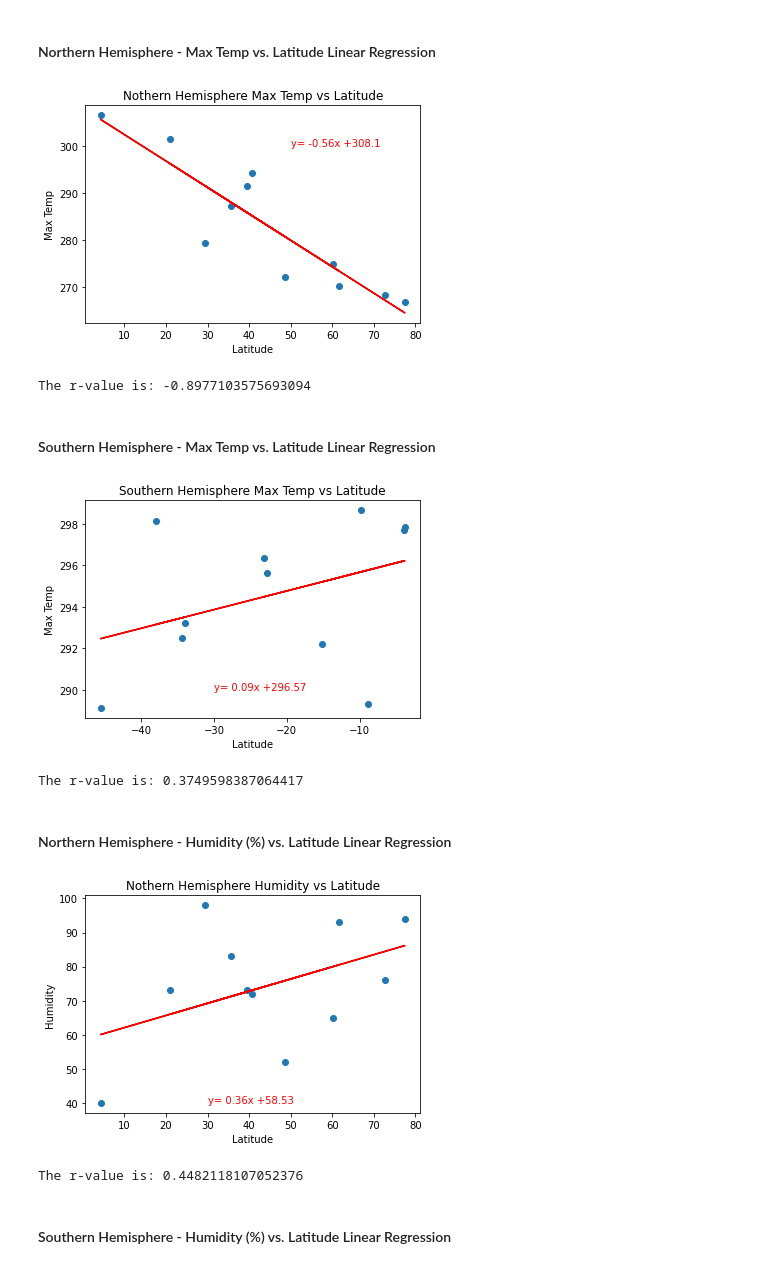
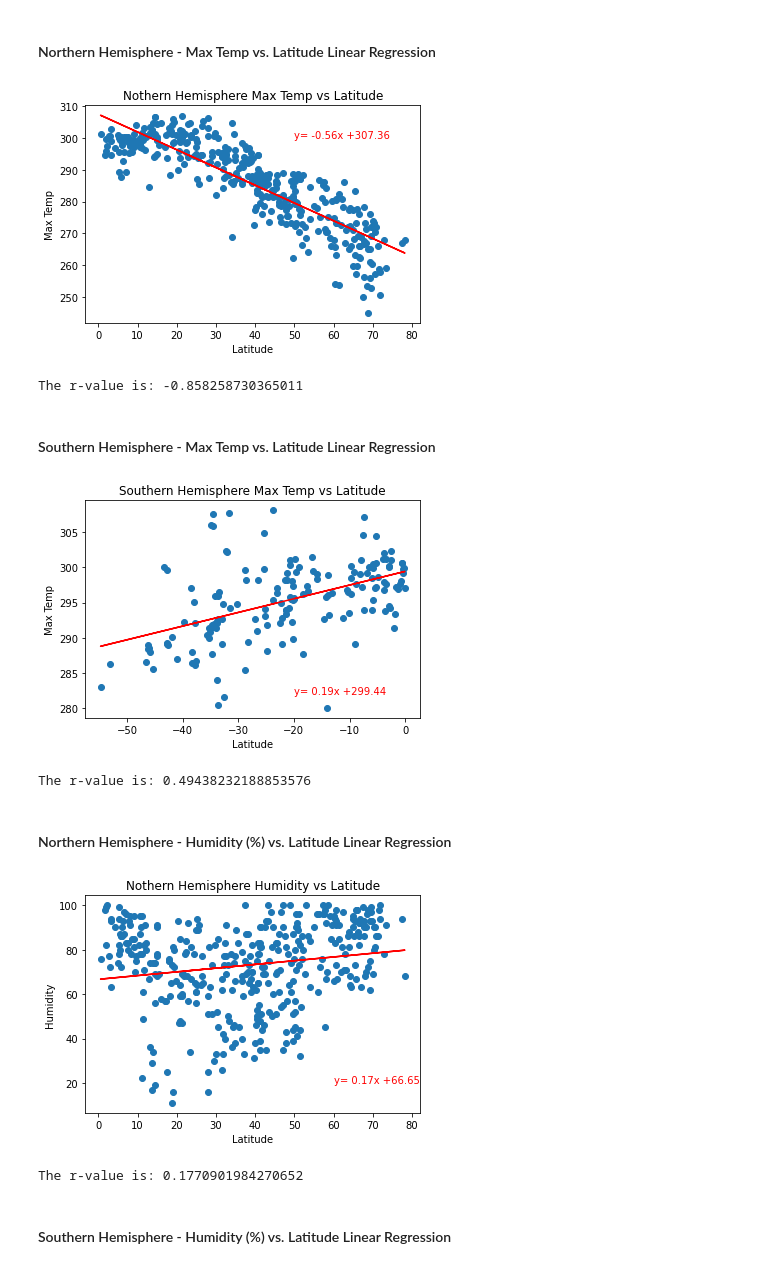
Before and after one commit to mandie021/python-api-challenge, a Jupyter notebook: WeatherPy.ipynb, the cells around one changed output. Cells and saved outputs as stored; diff of their text form; code cells hidden in the pictures.

```diff
--- a/WeatherPy.ipynb
+++ b/WeatherPy.ipynb
@@ -112,7 +112,7 @@ weather = []
 print("Beginning Data Retrieval")
 print("-----------------------------")
 #for loop for data with try "processing Record" and except "City not found. Skipping..."#
-for city in cities[:25]:
+for city in cities:
     query_url = url + city + "&appid=" + weather_api_key
     #get weather data
     response = requests.get(query_url)
@@ -375,14 +343,14 @@ plt.ylabel("Max Temp")
 plt.annotate(line_eq,(50,300), color = "red")
 
 #save the figure
-#plt.savefig("N_Temp_Lat.png")
+plt.savefig("WeatherPy/N_Temp_Lat.png")
 
 #show plt
 plt.show()
 print(f"The r-value is: {rvalue}")
 # %% [output]
-[figure, old version]
+[figure, new version]
-The r-value is: -0.8977103575693094
+The r-value is: -0.858258730365011
 # %% [markdown]
 ####  Southern Hemisphere - Max Temp vs. Latitude Linear Regression
 # %%
@@ -397,42 +365,42 @@ plt.plot(x_values, regress_values, "r-")
 plt.title("Southern Hemisphere Max Temp vs Latitude")
 plt.xlabel("Latitude")
 plt.ylabel("Max Temp")
-plt.annotate(line_eq,(-30,290), color = "red")
+plt.annotate(line_eq,(-20,282), color = "red")
 
 #save the figure
-#plt.savefig("S_Temp_Lat.png")
+plt.savefig("WeatherPy/S_Temp_Lat.png")
 
 #show plt
 plt.show()
 print(f"The r-value is: {rvalue}")
 # %% [output]
-[figure, old version]
+[figure, new version]
-The r-value is: 0.3749598387064417
+The r-value is: 0.49438232188853576
 # %% [markdown]
 ####  Northern Hemisphere - Humidity (%) vs. Latitude Linear Regression
 # %%
 #scatter plot the r value Northern Hemisphere - Humididty vs. Latitude
 x_values = n_hemi["Latitude"]
 y_values = n_hemi["Humidity"]
 (slope, intercept, rvalue, pvalue, stderr) = linregress(x_values, y_values)
 regress_values = x_values * slope + intercept
 line_eq = "y= " + str(round(slope,2)) + "x +" + str(round(intercept,2))
 plt.scatter(x_values,y_values)
 plt.plot(x_values, regress_values, "r-")
 plt.title("Nothern Hemisphere Humidity vs Latitude")
 plt.xlabel("Latitude")
 plt.ylabel("Humidity")
-plt.annotate(line_eq,(30,40), color = "red")
+plt.annotate(line_eq,(60,20), color = "red")
 
 #save the figure
-#plt.savefig("N_Humidity_Lat.png")
+plt.savefig("WeatherPy/N_Humidity_Lat.png")
 
 #show plt
 plt.show()
 print(f"The r-value is: {rvalue}")
 # %% [output]
-[figure, old version]
+[figure, new version]
-The r-value is: 0.4482118107052376
+The r-value is: 0.1770901984270652
 # %% [markdown]
 ####  Southern Hemisphere - Humidity (%) vs. Latitude Linear Regression
 # %%
```
Also changed, not shown: parts of 22 cells of this notebook, 14 other files.
